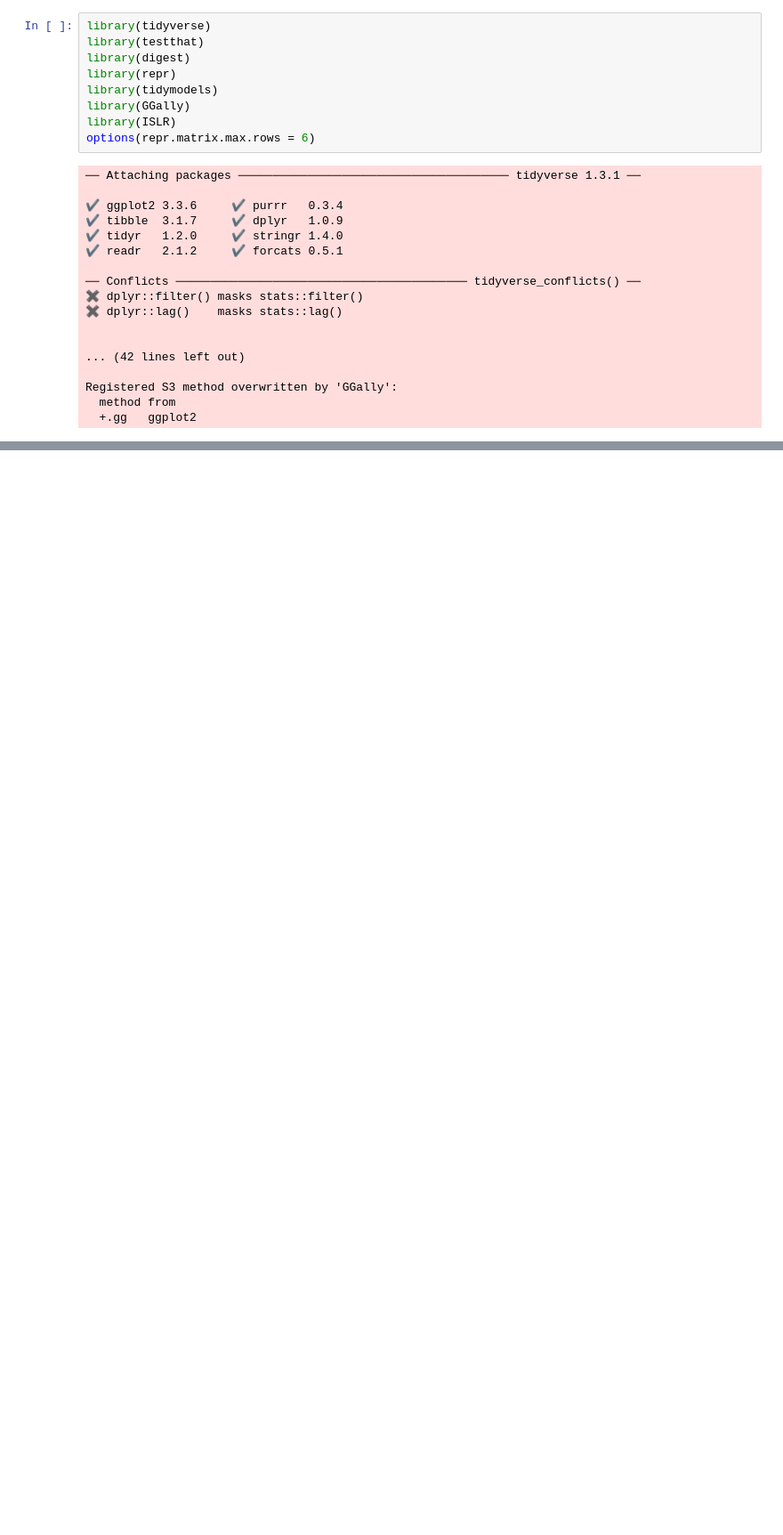
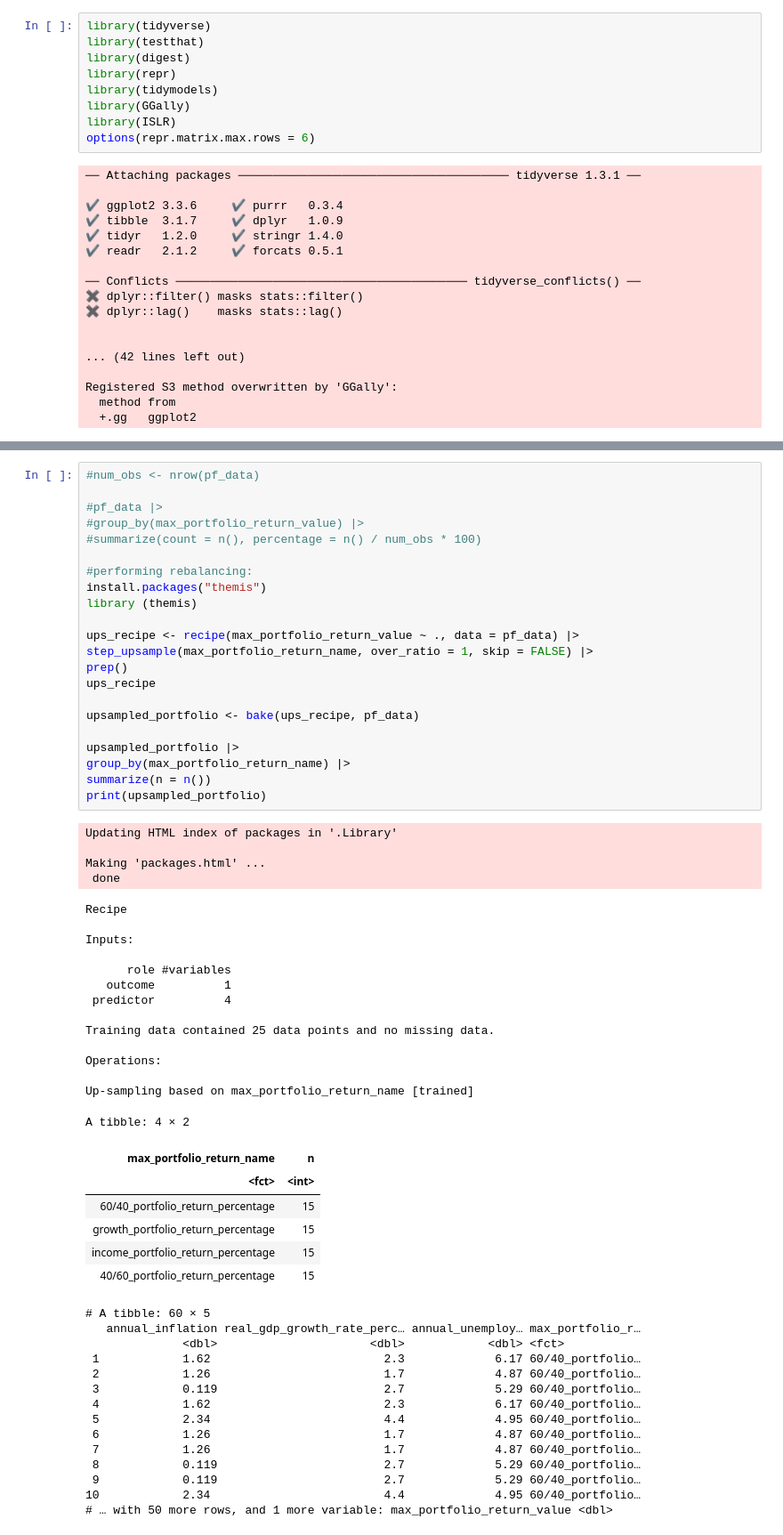
Before and after one commit to Arioniums/DSCI_100_125, a Jupyter notebook: Regression Algorithm.ipynb, the cells around one changed output, grey strips where cells are left out. Shown at 89% size. Drawn from its saved outputs; the diff is of its cells as text; blank space fills up the shorter version.

```diff
--- a/Regression Algorithm.ipynb
+++ b/Regression Algorithm.ipynb
@@ -52,0 +53,61 @@ A tibble: 6 × 4
+# %%
+#num_obs <- nrow(pf_data)
+
+#pf_data |>
+#group_by(max_portfolio_return_value) |>
+#summarize(count = n(), percentage = n() / num_obs * 100)
+
+#performing rebalancing:
+install.packages("themis")
+library (themis)
+
+ups_recipe <- recipe(max_portfolio_return_value ~ ., data = pf_data) |>
+step_upsample(max_portfolio_return_name, over_ratio = 1, skip = FALSE) |>
+prep()
+ups_recipe
+
+upsampled_portfolio <- bake(ups_recipe, pf_data)
+
+upsampled_portfolio |>
+group_by(max_portfolio_return_name) |>
+summarize(n = n())
+print(upsampled_portfolio)
+# %% [output]
+Updating HTML index of packages in '.Library'
+
+Making 'packages.html' ...
+ done
+Recipe
+
+Inputs:
+
+      role #variables
+   outcome          1
+ predictor          4
+
+Training data contained 25 data points and no missing data.
+
+Operations:
+
+Up-sampling based on max_portfolio_return_name [trained]
+A tibble: 4 × 2
+| max_portfolio_return_name | n |
+| <fct> | <int> |
+| 60/40_portfolio_return_percentage | 15 |
+| growth_portfolio_return_percentage | 15 |
+| income_portfolio_return_percentage | 15 |
+| 40/60_portfolio_return_percentage | 15 |
+# A tibble: 60 × 5
+   annual_inflation real_gdp_growth_rate_perc… annual_unemploy… max_portfolio_r…
+              <dbl>                      <dbl>            <dbl> <fct>
+ 1            1.62                         2.3             6.17 60/40_portfolio…
+ 2            1.26                         1.7             4.87 60/40_portfolio…
+ 3            0.119                        2.7             5.29 60/40_portfolio…
+ 4            1.62                         2.3             6.17 60/40_portfolio…
+ 5            2.34                         4.4             4.95 60/40_portfolio…
+ 6            1.26                         1.7             4.87 60/40_portfolio…
+ 7            1.26                         1.7             4.87 60/40_portfolio…
+ 8            0.119                        2.7             5.29 60/40_portfolio…
+ 9            0.119                        2.7             5.29 60/40_portfolio…
+10            2.34                         4.4             4.95 60/40_portfolio…
+# … with 50 more rows, and 1 more variable: max_portfolio_return_value <dbl>
```
Also changed, not shown: parts of 7 cells of this notebook, 8 other files.
